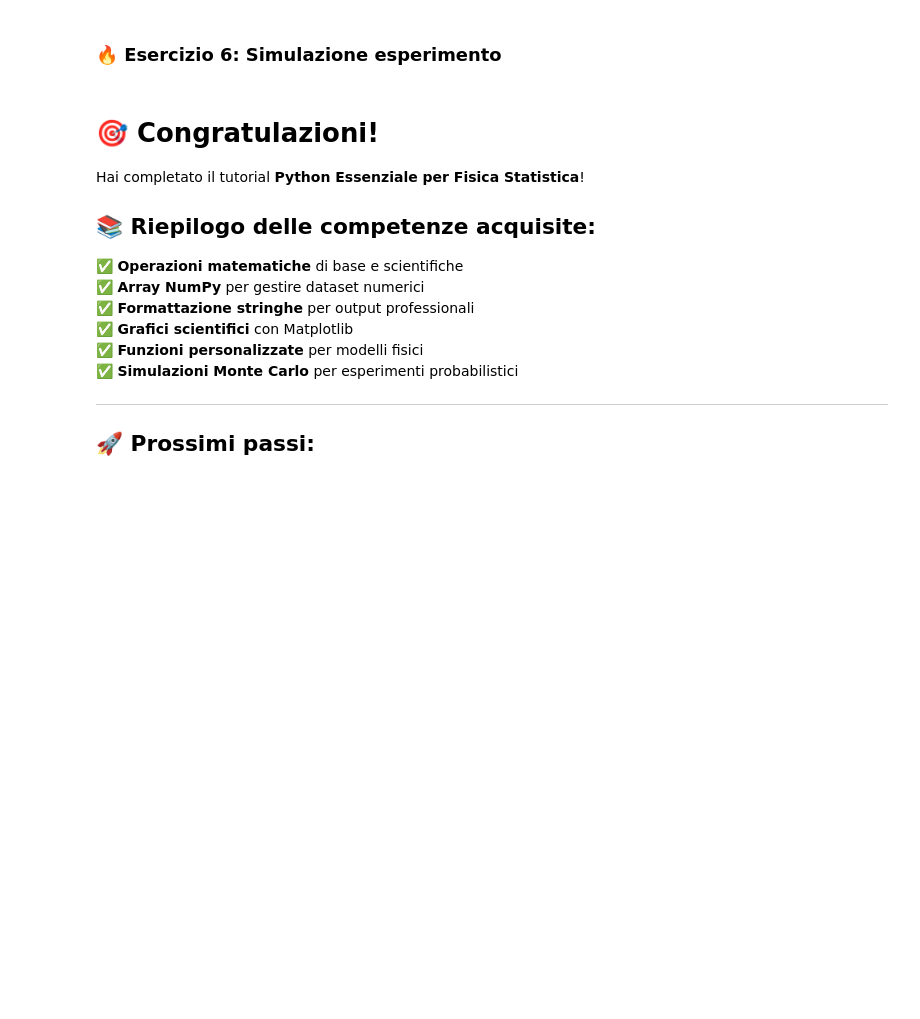
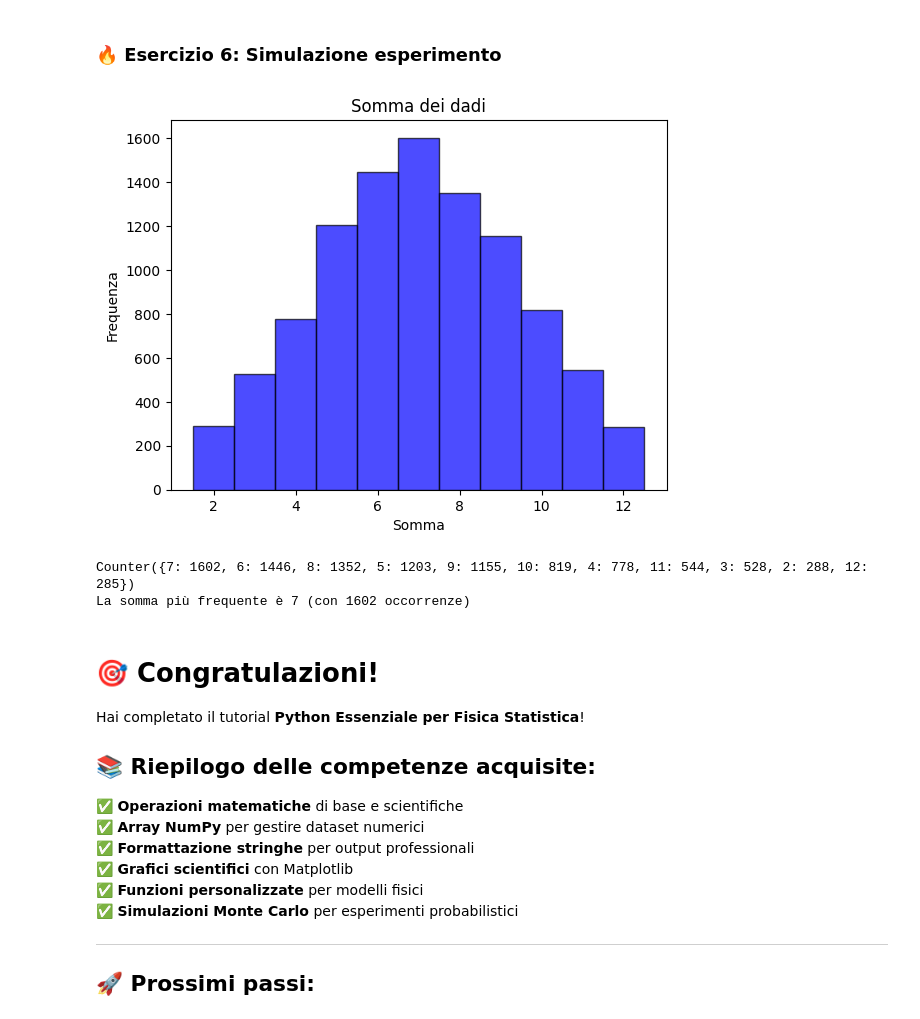
Before and after one commit to michelebrambilla/mio-primo-jupyter, a Jupyter notebook: parte1_operazioni_elementari.ipynb, the cells around one changed output. Saved outputs shown, nothing was run; the diff lists cells and outputs as text; code cells hidden in the pictures; blank space fills up the shorter version.

```diff
--- a/parte1_operazioni_elementari.ipynb
+++ b/parte1_operazioni_elementari.ipynb
@@ -457,13 +567,38 @@ ESPON.:   μ = 1.9374284948265268 σ = 1.887850996126713
 # %%
 # 📝 COMPLETARE:
 # Simula un esperimento statistico più furbo di prima:
 # 1. Simula 1000 lanci di DUE dadi (usa np.random.randint)
 # 2. Calcola somma dei due dadi per ogni lancio
 # 3. Crea istogramma delle somme
 # 4. Trova quale somma è più frequente
 # 💡 SUGGERIMENTO: Counter() conta automaticamente le frequenze!
 
 # Scrivi il tuo codice qui:
+np.random.seed(42)
+somme = []
+
+for i in range(10000):
+    somma =  np.random.randint(1,7) + np.random.randint(1,7)
+    somme.append(somma)
+
+fig, ax = plt.subplots()
+ax.hist(somme, bins=range(2,14), align='left', alpha=0.7, color='blue', edgecolor='black')
+
+ax.set_title('Somma dei dadi')  # <-- qui sì, "set_title" è corretto
+ax.set_xlabel('Somma')
+ax.set_ylabel('Frequenza')
+plt.show()
+
+from collections import Counter
+conteggio = Counter(somme)
+print(conteggio)
+
+piu_comune = conteggio.most_common(1)[0]
+print(f"La somma più frequente è {piu_comune[0]} (con {piu_comune[1]} occorrenze)")
+# %% [output]
+[figure, added]
+Counter({7: 1602, 6: 1446, 8: 1352, 5: 1203, 9: 1155, 10: 819, 4: 778, 11: 544, 3: 528, 2: 288, 12: 285})
+La somma più frequente è 7 (con 1602 occorrenze)
 # %% [markdown]
 # 🎯 Congratulazioni!
 
```
Also changed, not shown: parts of 5 cells of this notebook, 1 other file.
